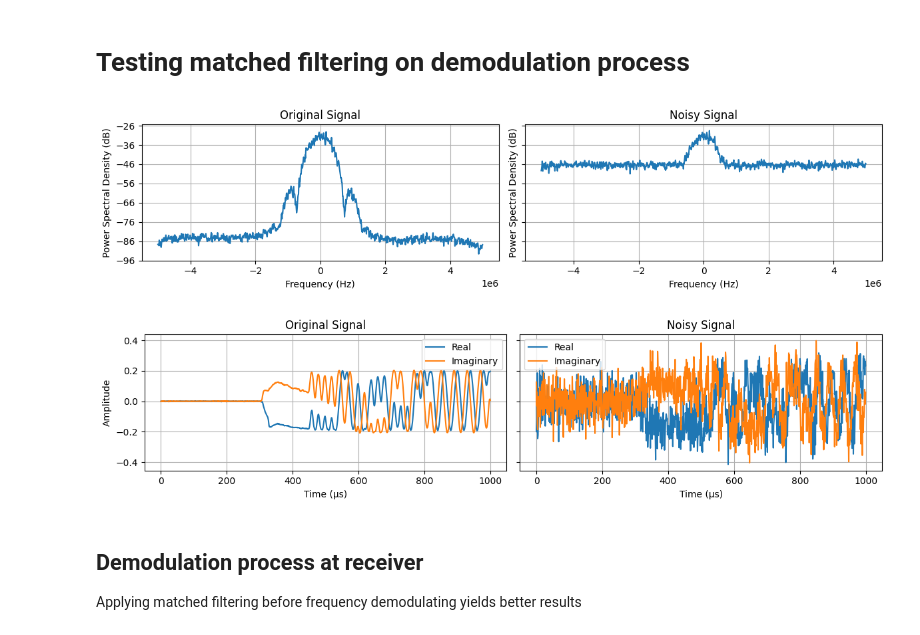
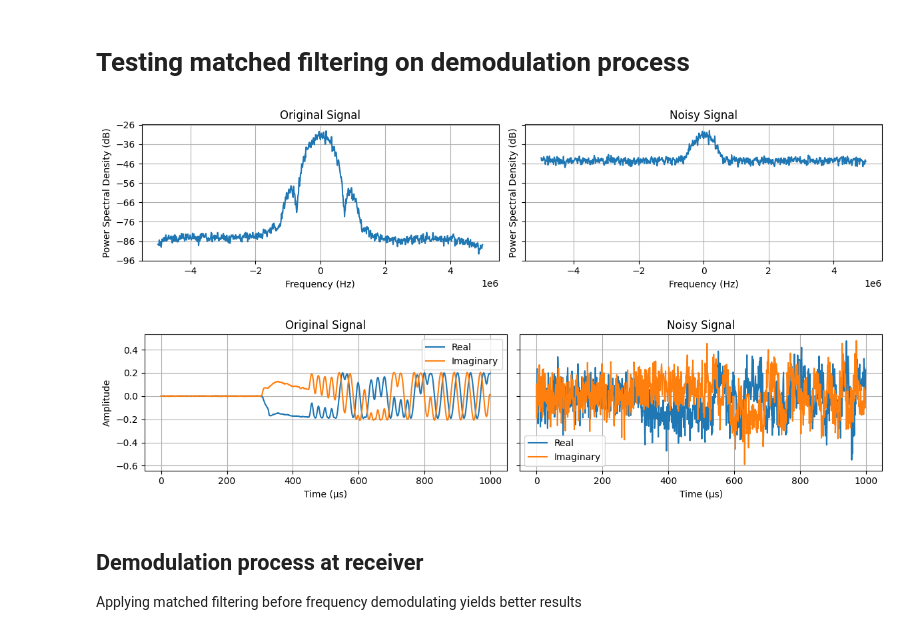
Before and after one commit to SDMote/SDR_projects, a Jupyter notebook: python_phy/ble_matched_filter_prototype.ipynb, the cells around one changed output. Cells and saved outputs as stored; diff of their text form; code cells hidden in the pictures.

```diff
--- a/python_phy/ble_matched_filter_prototype.ipynb
+++ b/python_phy/ble_matched_filter_prototype.ipynb
@@ -18,33 +18,33 @@ plt.close("all")
 # %%
 fs = 10e6  # Hz
 sps = 10
 filename = "BLE_0dBm.dat"  # Open BLE file
 iq_samples = read_iq_data(f"../capture_nRF/data/new/{filename}")
 fsk_deviation_ble: float = 250e3  # Hz
 
-noise_power = -15
+noise_power = -13
 iq_samples_noisy = add_white_gaussian_noise(iq_samples, noise_power)
 
 figsize = (12, 3)
 plot_periodograms(
     [iq_samples, iq_samples_noisy],
     fs=fs,
     titles=["Original Signal", "Noisy Signal"],
     figsize=figsize,
     NFFT=1024,
     horizontal=True,
 )
 time_interval = (3000, 4000)
 plot_complex_time(
     [iq_samples[time_interval[0] : time_interval[1]], iq_samples_noisy[time_interval[0] : time_interval[1]]],
     fs=fs,
     titles=["Original Signal", "Noisy Signal"],
     figsize=figsize,
     horizontal=True,
 )
 # %% [output]
-[figure, old version]
+[figure, new version]
-[figure, old version]
+[figure, new version]
 # %% [markdown]
 ## Demodulation process at receiver
 Applying matched filtering before frequency demodulating yields better results
```
Also changed, not shown: parts of 2 cells of this notebook, 1 other file.
